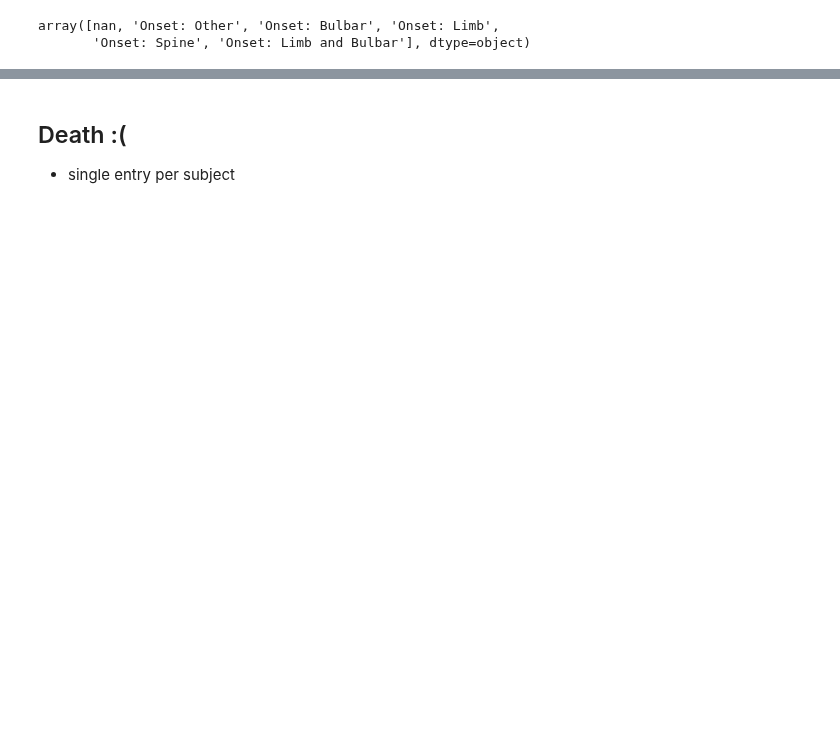
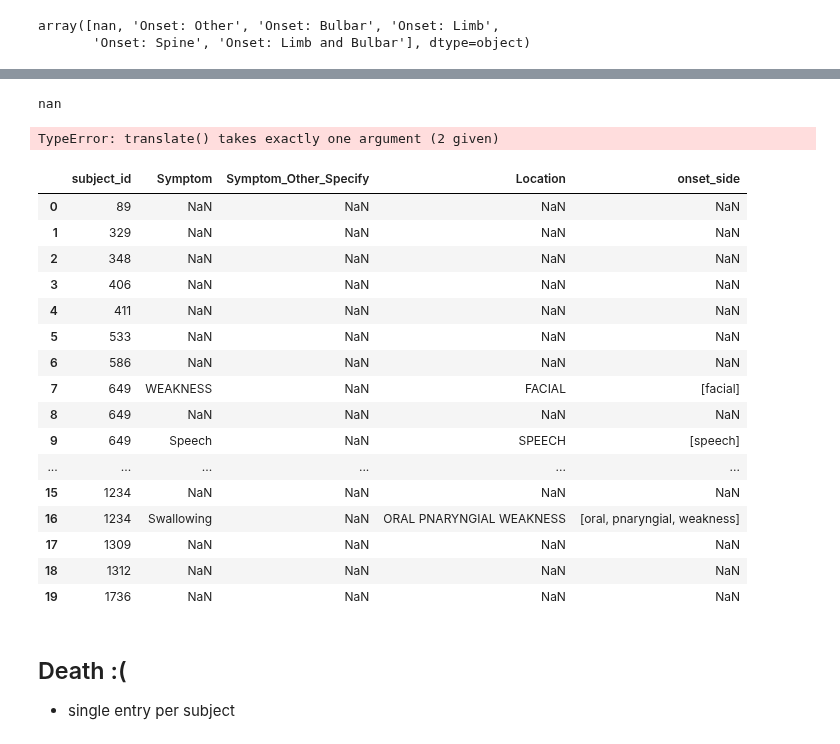
Before and after one commit to ttompk/als, a Jupyter notebook: eda.ipynb, the cells around one changed output, grey strips where cells are left out. Cells and saved outputs as stored; diff of their text form; code cells hidden in the pictures; blank space fills up the shorter version.

```diff
--- a/eda.ipynb
+++ b/eda.ipynb
@@ -274,0 +305,4 @@ history.head()
+# %%
+history_symptom = history[['subject_id','Symptom', 'Symptom_Other_Specify', 'Location']].copy()
+# %%
+history_symptom['onset_side'] = history_symptom['Location']
@@ -274,0 +311,4 @@ history.head()
+# %%
+local.pop(0)
+# %% [output]
+nan
@@ -274,0 +317,38 @@ history.head()
+# %%
+rights = ['r', 'rt', 'right']
+lefts = ['l', 'lt' , 'left']
+
+def right_side(val):
+    if isinstance(val, str):
+        val = val.translate(None, string.punctuation)
+        val = val.lower()
+        val = val.split()
+        for v in val:
+            if v in rights:
+                return 1
+    else:
+        return np.NaN
+# %%
+history_symptom['right_onset_side'] = history_symptom['Location'].apply(right_side)
+# %% [output]
+TypeError: translate() takes exactly one argument (2 given)
+# %%
+history_symptom.head(20)
+# %% [output]
+|  | subject_id | Symptom | Symptom_Other_Specify | Location | onset_side |
+| 0 | 89 | NaN | NaN | NaN | NaN |
+| 1 | 329 | NaN | NaN | NaN | NaN |
+| 2 | 348 | NaN | NaN | NaN | NaN |
+| 3 | 406 | NaN | NaN | NaN | NaN |
+| 4 | 411 | NaN | NaN | NaN | NaN |
+| 5 | 533 | NaN | NaN | NaN | NaN |
+| 6 | 586 | NaN | NaN | NaN | NaN |
+| 7 | 649 | WEAKNESS | NaN | FACIAL | [facial] |
+| 8 | 649 | NaN | NaN | NaN | NaN |
+| 9 | 649 | Speech | NaN | SPEECH | [speech] |
+| ... | ... | ... | ... | ... | ... |
+| 15 | 1234 | NaN | NaN | NaN | NaN |
+| 16 | 1234 | Swallowing | NaN | ORAL PNARYNGIAL WEAKNESS | [oral, pnaryngial, weakness] |
+| 17 | 1309 | NaN | NaN | NaN | NaN |
+| 18 | 1312 | NaN | NaN | NaN | NaN |
+| 19 | 1736 | NaN | NaN | NaN | NaN |
```
Also changed, not shown: parts of 42 cells of this notebook.
